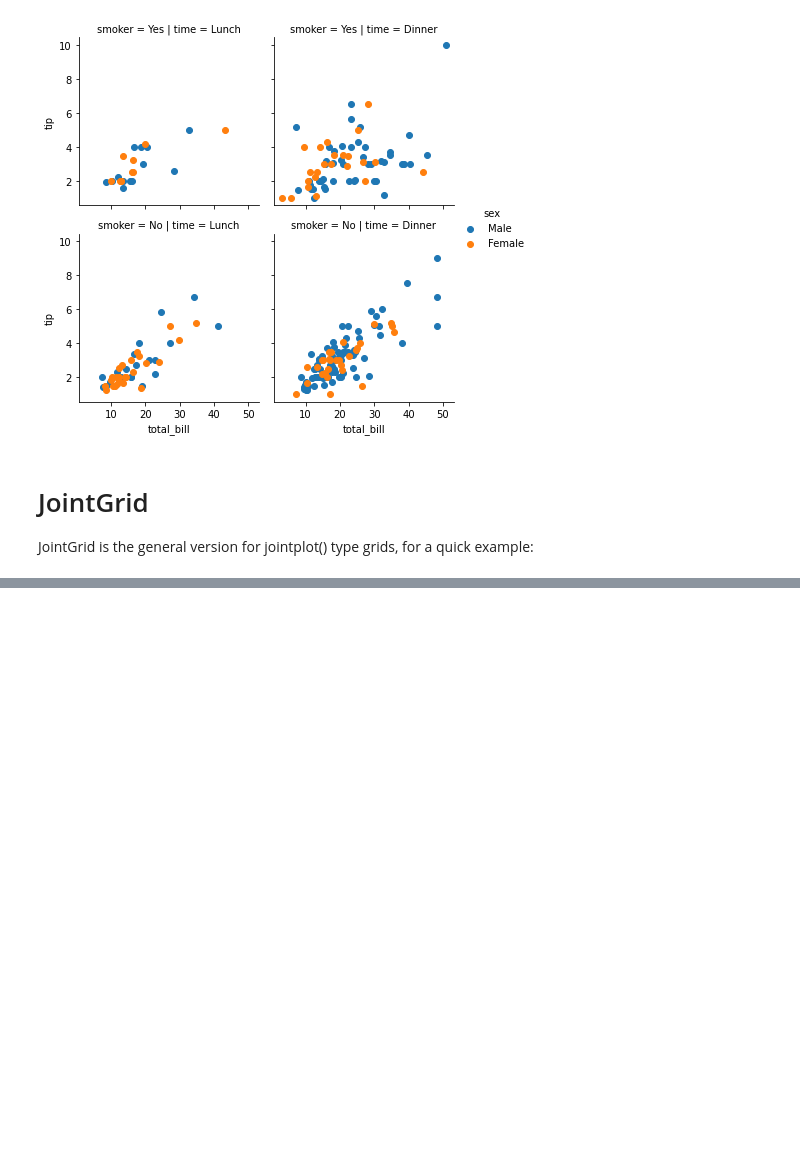
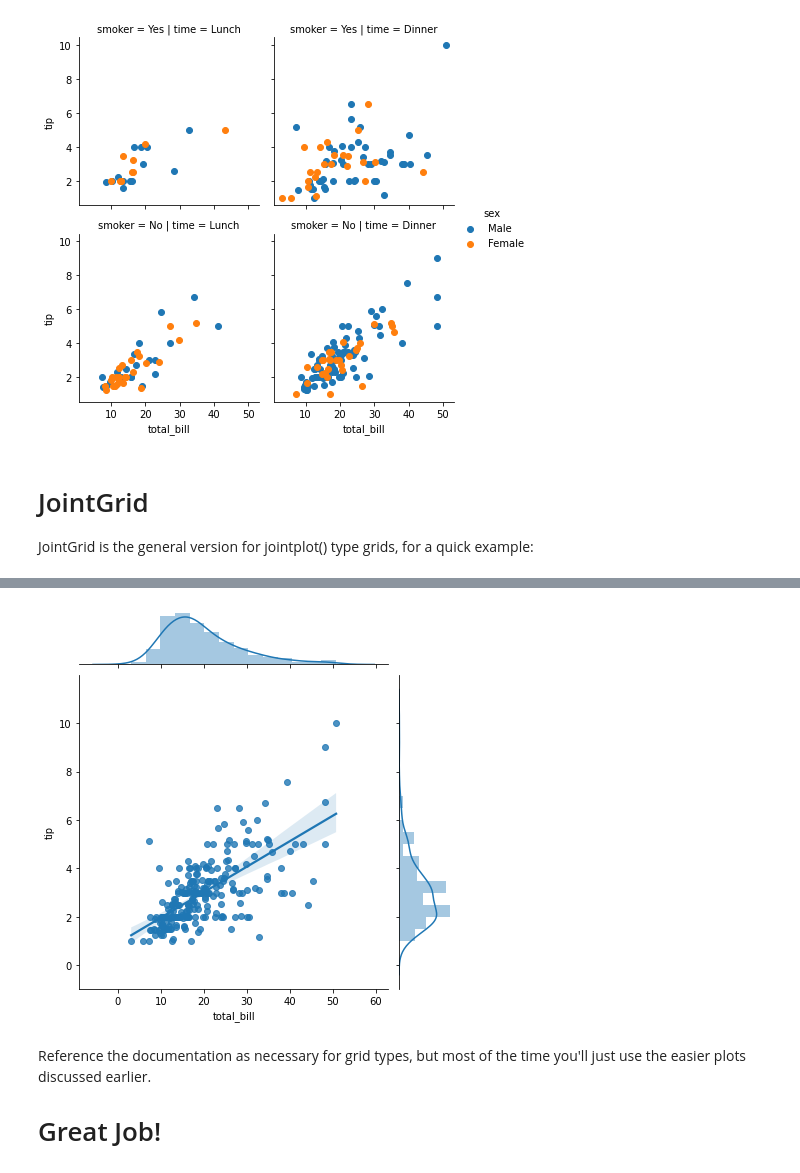
Before and after one commit to Atik1000/Machine-Learning-with-Python-Zero-to-GBMs, a Jupyter notebook: 5.Seaborn/Grids.ipynb, the cells around one changed output, grey strips where cells are left out. Cells and saved outputs as stored; diff of their text form; code cells hidden in the pictures; blank space fills up the shorter version.

```diff
--- a/5.Seaborn/Grids.ipynb
+++ b/5.Seaborn/Grids.ipynb
@@ -93,0 +98,10 @@ JointGrid is the general version for jointplot() type grids, for a quick example
+# %%
+
+g = sns.JointGrid(x="total_bill", y="tip", data=tips)
+g = g.plot(sns.regplot, sns.distplot)
+# %% [output]
+[figure, added]
+# %% [markdown]
+Reference the documentation as necessary for grid types, but most of the time you'll just use the easier plots discussed earlier.
+
+# Great Job!
```
Also changed, not shown: parts of 1 cell of this notebook, 1 other file.
